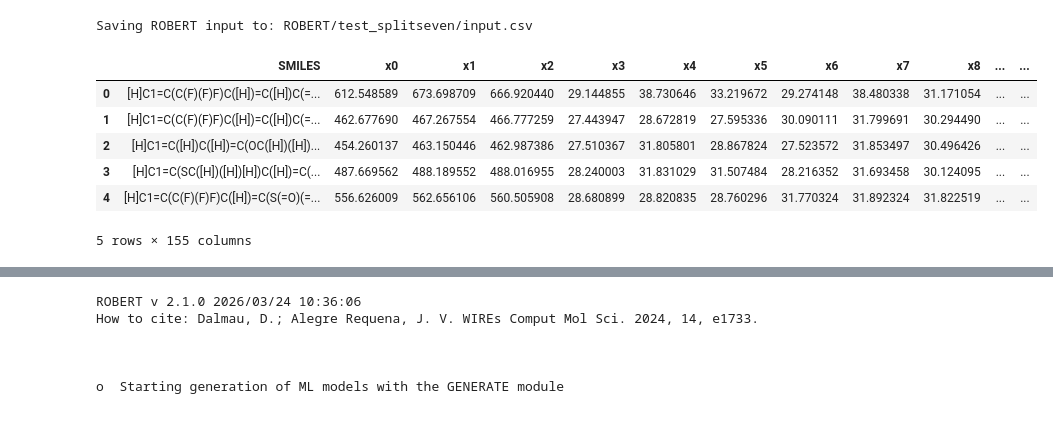
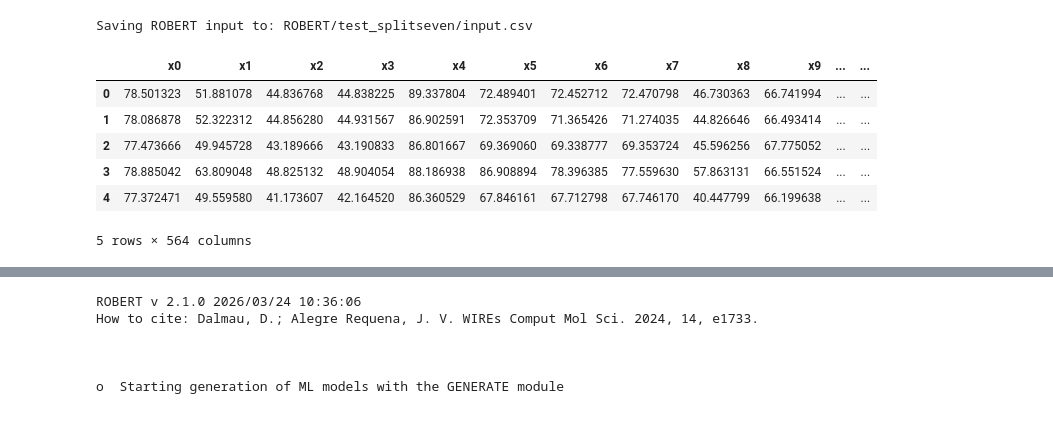
Before and after one commit to ReismanLab/orca_descriptors, a Jupyter notebook: robert.ipynb, the cells around one changed output, grey strips where cells are left out. Cells and saved outputs as stored; diff of their text form; code cells hidden in the pictures.

```diff
--- a/robert.ipynb
+++ b/robert.ipynb
@@ -68,17 +68,17 @@ def make_descriptor_encoding(desc_df, key='SMILES'):
     return enc
 
 
-def merge_descriptor_target(desc_path, target_path, key='SMILES'):
+def merge_descriptor_target(desc_path, target_path, key_target='SMILES', key_descriptor='SMILES'):
     desc_df = load_table(desc_path)
     target_df = load_table(target_path)
 
-    if key not in desc_df.columns:
-        raise KeyError(f"Key '{key}' not found in descriptor file")
-    if key not in target_df.columns:
-        raise KeyError(f"Key '{key}' not found in target file")
+    if key_descriptor not in desc_df.columns:
+        raise KeyError(f"Key '{key_descriptor}' not found in descriptor file")
+    if key_target not in target_df.columns:
+        raise KeyError(f"Key '{key_target}' not found in target file")
 
-    desc_smiles = set(desc_df[key].dropna().astype(str))
-    target_smiles = set(target_df[key].dropna().astype(str))
+    desc_smiles = set(desc_df[key_descriptor].dropna().astype(str))
+    target_smiles = set(target_df[key_target].dropna().astype(str))
     missing_from_desc = sorted(target_smiles - desc_smiles)
     if missing_from_desc:
         print(f"Warning: {len(missing_from_desc)} SMILES entries in target are missing from descriptor file and will be dropped in merged_df:")
@@ -87,8 +87,8 @@ def merge_descriptor_target(desc_path, target_path, key='SMILES'):
         if len(missing_from_desc) > 20:
             print(f"  ... and {len(missing_from_desc)-20} more")
 
-    merged = pd.merge(desc_df, target_df, on=key, how='inner')
-    encoding = make_descriptor_encoding(desc_df, key=key)
+    merged = pd.merge(desc_df, target_df, left_on=key_descriptor, right_on=key_target, how='inner')
+    encoding = make_descriptor_encoding(desc_df, key=key_descriptor)
 
     return merged, encoding
 # %%
@@ -106,32 +106,32 @@ overwrite = True
 if not overwrite and os.path.exists(f'{output_dir}/CURATE'):
     print(f"Error: {output_dir}/CURATE already exists. \nSet overwrite=True to overwrite existing CURATE folder or choose a different output directory.")
 # %%
-merged_df, encoding = merge_descriptor_target('2026_03_20_library_pyox_2026_03_03_descriptor_stats.csv',
+merged_df, encoding = merge_descriptor_target('20260422_LNiH2_library_001_to_download_2026_03_24_descriptors_.csv',
                                               'experiment_data_ee.xlsx',
-                                              key='INCHI')
+                                              key_target='INCHI', key_descriptor='inchi')
 
 
 ### encode the column names to the format expected by ROBERT, and save the csv for ROBERT input
 encoding_ = {k: v for k, v in encoding.items() if k != 'SMILES'}
 decoding  = {v: k for k, v in encoding.items()}
 renamed_df = merged_df.rename(columns=encoding_)
 renamed_df.drop(columns=['INCHI', 'yield', 'ee', 'Unnamed: 3'], inplace=True)
 
 ## save the csv for ROBERT input
 print(f"Saving ROBERT input to: {output_dir}/input.csv")
 if not os.path.exists(output_dir):
     os.makedirs(output_dir)
 renamed_df.to_csv(f'{output_dir}/input.csv', index=False)
 renamed_df.head()
 # %% [output]
 Saving ROBERT input to: ROBERT/test_splitseven/input.csv
-|  | SMILES | x0 | x1 | x2 | x3 | x4 | x5 | x6 | x7 | x8 | ... | ... |
-| 0 | [H]C1=C(C(F)(F)F)C([H])=C([H])C(=... | 612.548589 | 673.698709 | 666.920440 | 29.144855 | 38.730646 | 33.219672 | 29.274148 | 38.480338 | 31.171054 | ... | ... |
-| 1 | [H]C1=C(C(F)(F)F)C([H])=C([H])C(=... | 462.677690 | 467.267554 | 466.777259 | 27.443947 | 28.672819 | 27.595336 | 30.090111 | 31.799691 | 30.294490 | ... | ... |
-| 2 | [H]C1=C([H])C([H])=C(OC([H])([H])... | 454.260137 | 463.150446 | 462.987386 | 27.510367 | 31.805801 | 28.867824 | 27.523572 | 31.853497 | 30.496426 | ... | ... |
-| 3 | [H]C1=C(SC([H])([H])[H])C([H])=C(... | 487.669562 | 488.189552 | 488.016955 | 28.240003 | 31.831029 | 31.507484 | 28.216352 | 31.693458 | 30.124095 | ... | ... |
-| 4 | [H]C1=C(C(F)(F)F)C([H])=C(S(=O)(=... | 556.626009 | 562.656106 | 560.505908 | 28.680899 | 28.820835 | 28.760296 | 31.770324 | 31.892324 | 31.822519 | ... | ... |
+|  | x0 | x1 | x2 | x3 | x4 | x5 | x6 | x7 | x8 | x9 | ... | ... |
+| 0 | 78.501323 | 51.881078 | 44.836768 | 44.838225 | 89.337804 | 72.489401 | 72.452712 | 72.470798 | 46.730363 | 66.741994 | ... | ... |
+| 1 | 78.086878 | 52.322312 | 44.856280 | 44.931567 | 86.902591 | 72.353709 | 71.365426 | 71.274035 | 44.826646 | 66.493414 | ... | ... |
+| 2 | 77.473666 | 49.945728 | 43.189666 | 43.190833 | 86.801667 | 69.369060 | 69.338777 | 69.353724 | 45.596256 | 67.775052 | ... | ... |
+| 3 | 78.885042 | 63.809048 | 48.825132 | 48.904054 | 88.186938 | 86.908894 | 78.396385 | 77.559630 | 57.863131 | 66.551524 | ... | ... |
+| 4 | 77.372471 | 49.559580 | 41.173607 | 42.164520 | 86.360529 | 67.846161 | 67.712798 | 67.746170 | 40.447799 | 66.199638 | ... | ... |
-5 rows × 155 columns
+5 rows × 564 columns
 # %%
 ### This code used ROBERT to curate the data
 ### ref: https://robert.readthedocs.io/en/latest/index.html
```
Also changed, not shown: parts of 4 cells of this notebook, 35 other files.
